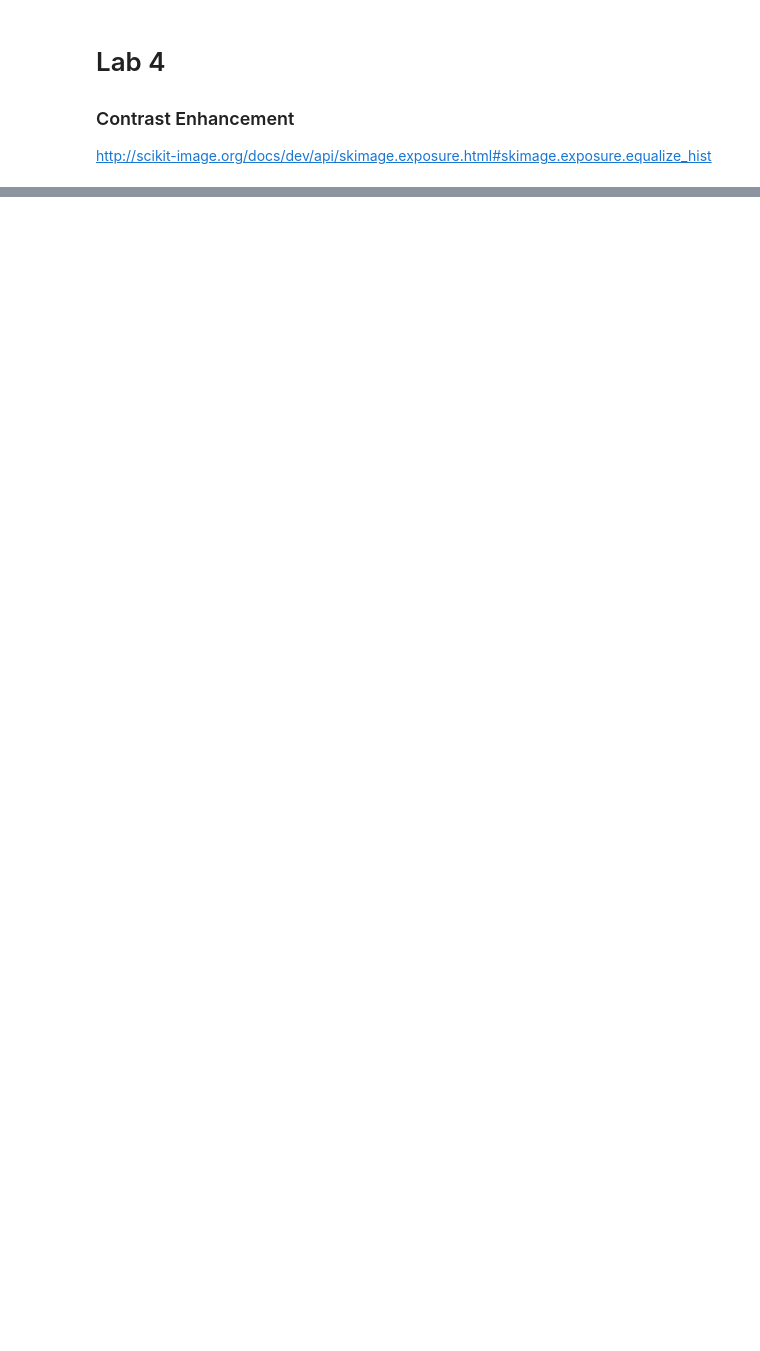
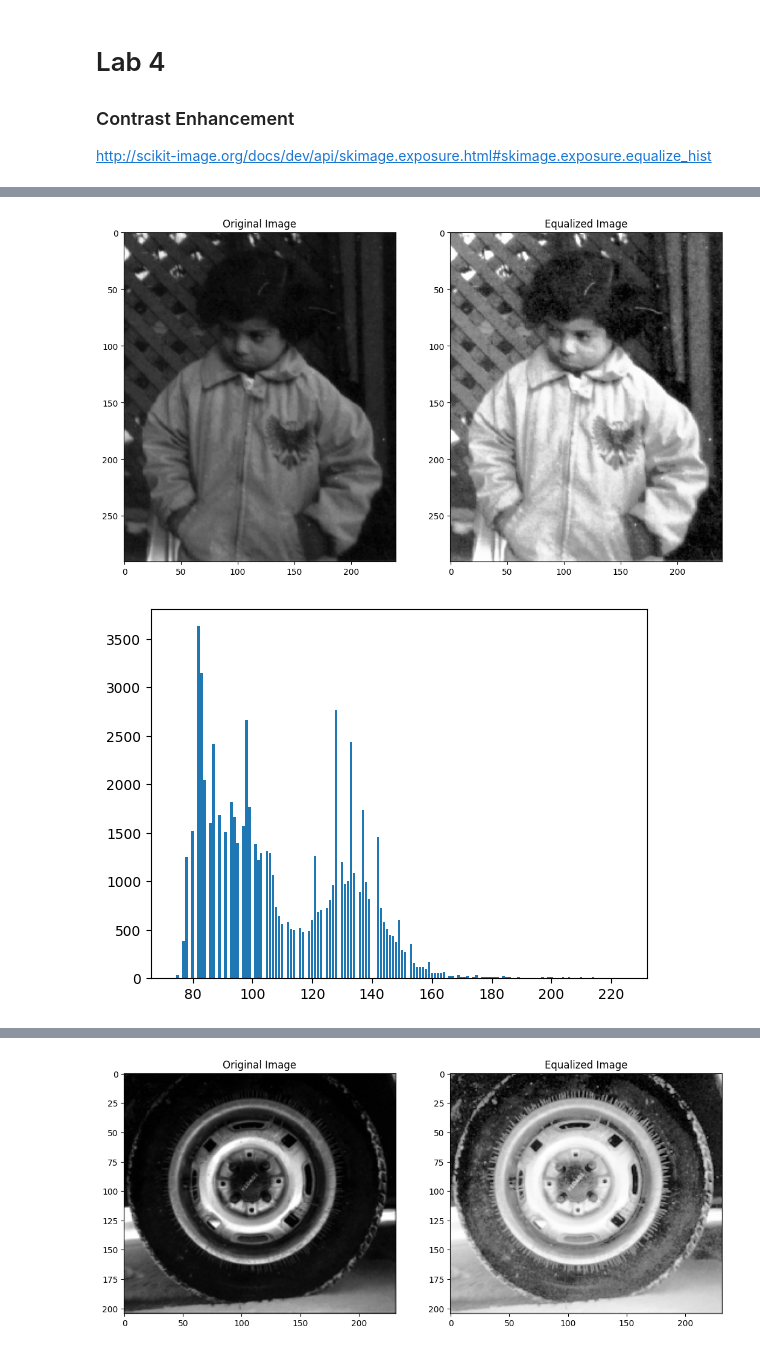
Before and after one commit to gehadnasser-2004/image-proccessing, a Jupyter notebook: Lab4-std/Lab4_STD.ipynb, the cells around one changed output, grey strips where cells are left out. Drawn from its saved outputs; the diff is of its cells as text; code cells hidden in the pictures; blank space fills up the shorter version.

```diff
--- a/Lab4-std/Lab4_STD.ipynb
+++ b/Lab4-std/Lab4_STD.ipynb
@@ -60,0 +110,55 @@ def getImageWithHist(name,ext,nbins=256):
+# %%
+'''
+4 Histogram Eq.
+Note: Histogram function of skimage returns only present intensity values not all 255
+You can use showHist function from commonfunctions file
+'''
+
+def getImageWithHist(name, ext, nbins=256):
+
+    img = io.imread(f"{name}.{ext}")
+
+    if img.ndim == 3:
+        img = rgb2gray(img)
+        img = (img * 255).astype(np.uint8)
+    else:
+        img = img.astype(np.uint8)
+
+    N, M = img.shape
+    G = 256
+
+    H = np.zeros(G)
+    for p in range(N):
+        for q in range(M):
+            H[img[p, q]] += 1
+
+
+    H_c = np.zeros(G)
+    H_c[0] = H[0]
+    for p in range(1, G):
+        H_c[p] = H_c[p-1] + H[p]
+
+
+    T = np.round((G - 1) * H_c / (N * M))
+
+
+    equalized_img = np.zeros_like(img)
+    for p in range(N):
+        for q in range(M):
+            equalized_img[p, q] = T[img[p, q]]
+
+    equalized_img = equalized_img.astype(np.uint8)
+
+
+    show_images([img, equalized_img], ["Original Image", "Equalized Image"])
+
+    showHist(img)
+
+    showHist(equalized_img)
+
+    return equalized_img
+eq_pout = getImageWithHist("imgs\pout", "tif")
+eq_tire = getImageWithHist("imgs/tire", "tif")
+# %% [output]
+[figure, added]
+[figure, added]
@@ -60,0 +166 @@ def getImageWithHist(name,ext,nbins=256):
+[figure, added]
```
Also changed, not shown: parts of 11 cells of this notebook.
